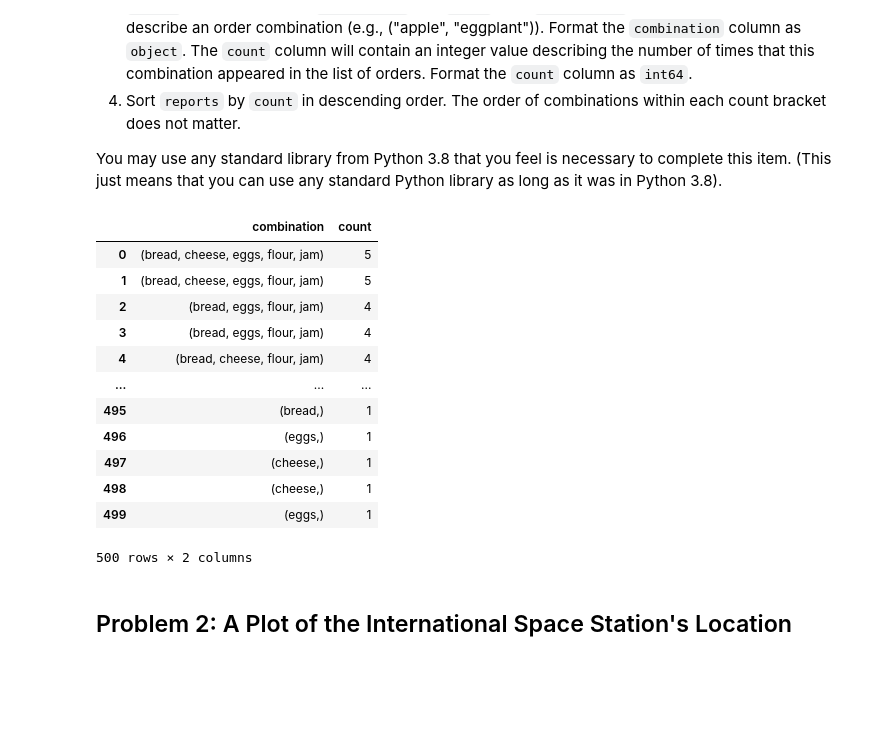
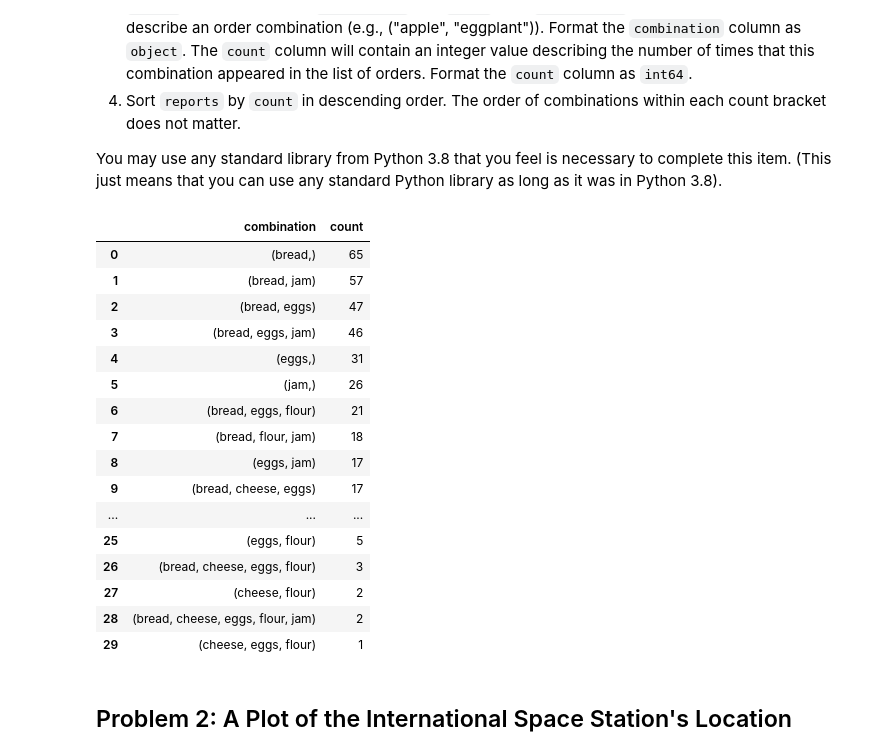
Before and after one commit to RoelCarloBuenaventura/ITMGT_Buenaventura, a Jupyter notebook: 200831_BUENAVENTURA_ROELCARLO_LIBRARIES.ipynb, the cells around one changed output. Drawn from its saved outputs; the diff is of its cells as text; code cells hidden in the pictures; blank space fills up the shorter version.

```diff
--- a/200831_BUENAVENTURA_ROELCARLO_LIBRARIES.ipynb
+++ b/200831_BUENAVENTURA_ROELCARLO_LIBRARIES.ipynb
@@ -102,37 +102,39 @@ You may use any standard library from Python 3.8 that you feel is necessary to c
 # %%
 # CODE CELL
 
 # CODE START
 def tuple_combo(value):
     products_tuple = ()
     for v,p in zip(value,binary_table.columns):
         if v == 1:
             products_tuple += (p,)
     return products_tuple
 
 report = pd.DataFrame(columns=["combination","count"])
-report["count"] = binary_table[binary_table.columns].sum(axis = 1)
 report["combination"] = binary_table.apply(tuple_combo, axis = 1)
+report = pd.DataFrame(report.groupby("combination")["combination"].count()).rename(columns = {"combination":"count"})
 report.sort_values(by = "count",ascending = False,inplace = True)
-report.reset_index(inplace=True)
-report.drop(columns=["OrderNum"],inplace = True)
-report
+report.reset_index()
 
 # CODE END
 # %% [output]
 |  | combination | count |
-| 0 | (bread, cheese, eggs, flour, jam) | 5 |
-| 1 | (bread, cheese, eggs, flour, jam) | 5 |
-| 2 | (bread, eggs, flour, jam) | 4 |
-| 3 | (bread, eggs, flour, jam) | 4 |
-| 4 | (bread, cheese, flour, jam) | 4 |
+| 0 | (bread,) | 65 |
+| 1 | (bread, jam) | 57 |
+| 2 | (bread, eggs) | 47 |
+| 3 | (bread, eggs, jam) | 46 |
+| 4 | (eggs,) | 31 |
+| 5 | (jam,) | 26 |
+| 6 | (bread, eggs, flour) | 21 |
+| 7 | (bread, flour, jam) | 18 |
+| 8 | (eggs, jam) | 17 |
+| 9 | (bread, cheese, eggs) | 17 |
 | ... | ... | ... |
-| 495 | (bread,) | 1 |
-| 496 | (eggs,) | 1 |
-| 497 | (cheese,) | 1 |
-| 498 | (cheese,) | 1 |
-| 499 | (eggs,) | 1 |
+| 25 | (eggs, flour) | 5 |
+| 26 | (bread, cheese, eggs, flour) | 3 |
+| 27 | (cheese, flour) | 2 |
+| 28 | (bread, cheese, eggs, flour, jam) | 2 |
+| 29 | (cheese, eggs, flour) | 1 |
-500 rows × 2 columns
 # %% [markdown]
 ## Problem 2: A Plot of the International Space Station's Location
 # %% [markdown]
```
